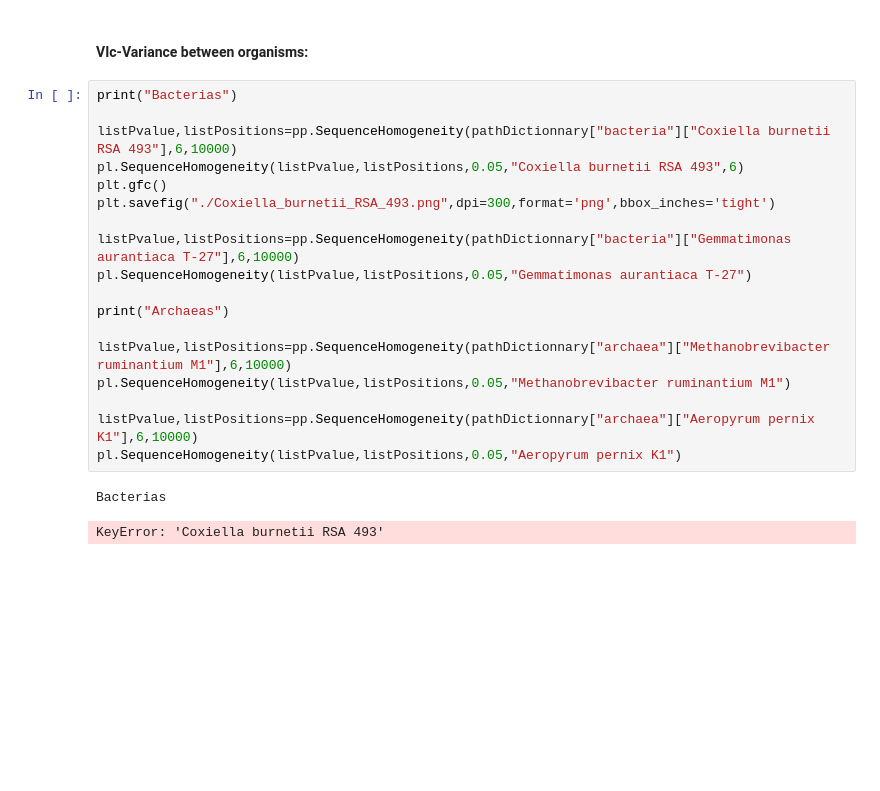
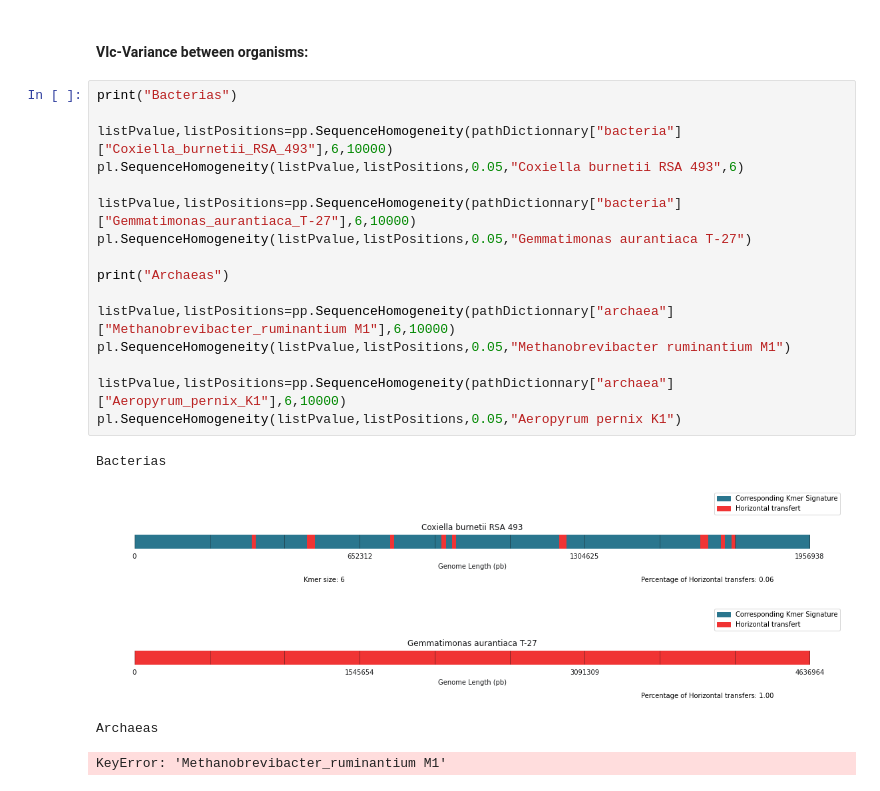
Before and after one commit to LeroyAdrien/K-Mer, a Jupyter notebook: Notebooks/Phylogeny_Heterogeneity.ipynb, the cells around one changed output. Cells and saved outputs as stored; diff of their text form; blank space fills up the shorter version.

```diff
--- a/Notebooks/Phylogeny_Heterogeneity.ipynb
+++ b/Notebooks/Phylogeny_Heterogeneity.ipynb
@@ -287,21 +287,22 @@ Fragment Size: 10000
 # %%
 print("Bacterias")
 
-listPvalue,listPositions=pp.SequenceHomogeneity(pathDictionnary["bacteria"]["Coxiella burnetii RSA 493"],6,10000)
+listPvalue,listPositions=pp.SequenceHomogeneity(pathDictionnary["bacteria"]["Coxiella_burnetii_RSA_493"],6,10000)
 pl.SequenceHomogeneity(listPvalue,listPositions,0.05,"Coxiella burnetii RSA 493",6)
-plt.gfc()
-plt.savefig("./Coxiella_burnetii_RSA_493.png",dpi=300,format='png',bbox_inches='tight')
 
-listPvalue,listPositions=pp.SequenceHomogeneity(pathDictionnary["bacteria"]["Gemmatimonas aurantiaca T-27"],6,10000)
+listPvalue,listPositions=pp.SequenceHomogeneity(pathDictionnary["bacteria"]["Gemmatimonas_aurantiaca_T-27"],6,10000)
 pl.SequenceHomogeneity(listPvalue,listPositions,0.05,"Gemmatimonas aurantiaca T-27")
 
 print("Archaeas")
 
-listPvalue,listPositions=pp.SequenceHomogeneity(pathDictionnary["archaea"]["Methanobrevibacter ruminantium M1"],6,10000)
+listPvalue,listPositions=pp.SequenceHomogeneity(pathDictionnary["archaea"]["Methanobrevibacter_ruminantium M1"],6,10000)
 pl.SequenceHomogeneity(listPvalue,listPositions,0.05,"Methanobrevibacter ruminantium M1")
 
-listPvalue,listPositions=pp.SequenceHomogeneity(pathDictionnary["archaea"]["Aeropyrum pernix K1"],6,10000)
+listPvalue,listPositions=pp.SequenceHomogeneity(pathDictionnary["archaea"]["Aeropyrum_pernix_K1"],6,10000)
 pl.SequenceHomogeneity(listPvalue,listPositions,0.05,"Aeropyrum pernix K1")
 # %% [output]
 Bacterias
+[figure, added]
+[figure, added]
-KeyError: 'Coxiella burnetii RSA 493'
+Archaeas
+KeyError: 'Methanobrevibacter_ruminantium M1'
```
Also changed, not shown: parts of 1 cell of this notebook, 10 other files.
